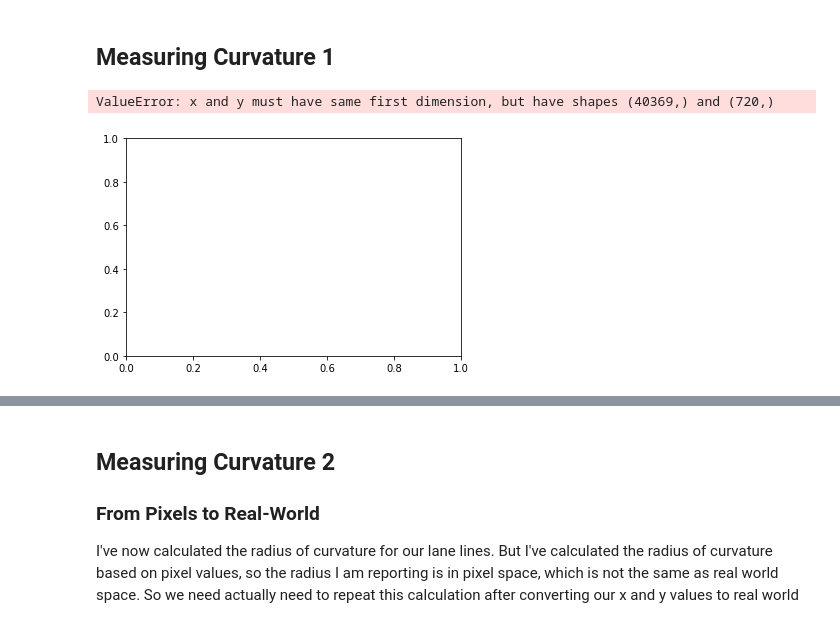
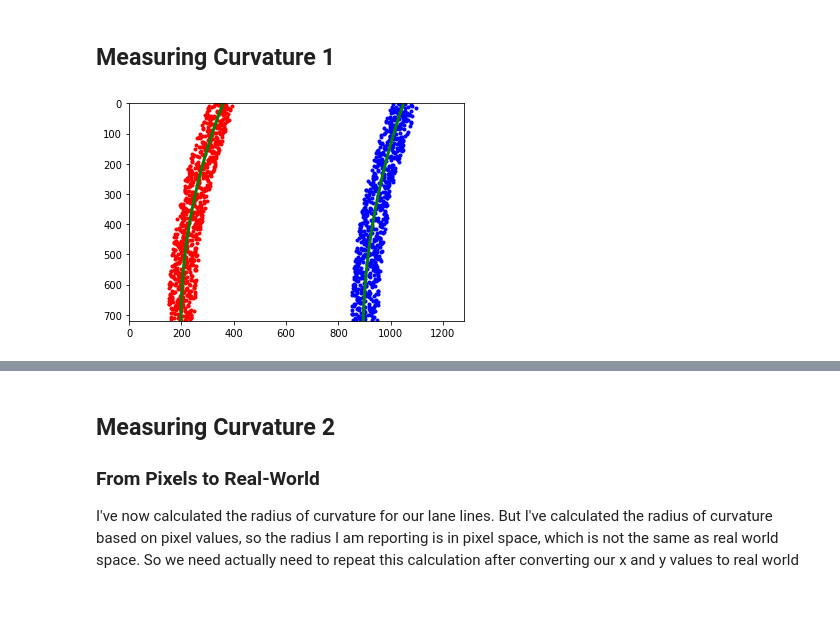
Before and after one commit to MasanaoMatsuda/tr-self-driving-cars, a Jupyter notebook: L8_AdvancedComputerVision.ipynb, the cells around one changed output, grey strips where cells are left out. Cells and saved outputs as stored; diff of their text form; code cells hidden in the pictures.

Commit message:
fix the error

```diff
--- a/L8_AdvancedComputerVision.ipynb
+++ b/L8_AdvancedComputerVision.ipynb
@@ -292,22 +290,19 @@ def generate_data():
 # %%
-ploty, left_fit, right_fit = generate_data()
-
 # Fit a second order polynomial to pixel positions in each fake lane line
 left_fitx = left_fit[0] * ploty ** 2 + left_fit[1] * ploty + left_fit[2]
 right_fitx = right_fit[0] * ploty ** 2 + right_fit[1] * ploty + right_fit[2]
 
 # Plot up the fake data
 mark_size = 3
 plt.plot(leftx, ploty, 'o', color='red', markersize=mark_size)
 plt.plot(rightx, ploty, 'o', color='blue', markersize=mark_size)
 plt.xlim(0, 1280)
 plt.ylim(0, 720)
 plt.plot(left_fitx, ploty, color='green', linewidth=3)
 plt.plot(right_fitx, ploty, color='green', linewidth=3)
 plt.gca().invert_yaxis()
 # %% [output]
-ValueError: x and y must have same first dimension, but have shapes (40369,) and (720,)
-[figure, old version]
+[figure, new version]
 # %%
 def measure_curvature_pixels(ploty, left_fit, right_fit):
     # Define y-value where I want radius of curvature
```
Also changed, not shown: parts of 3 cells of this notebook.
